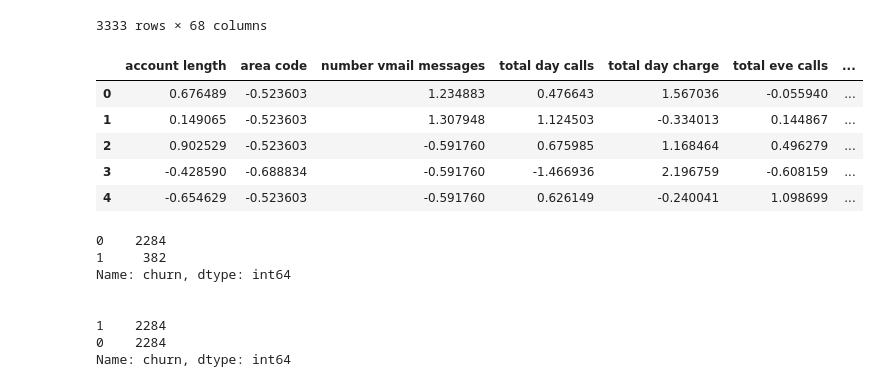
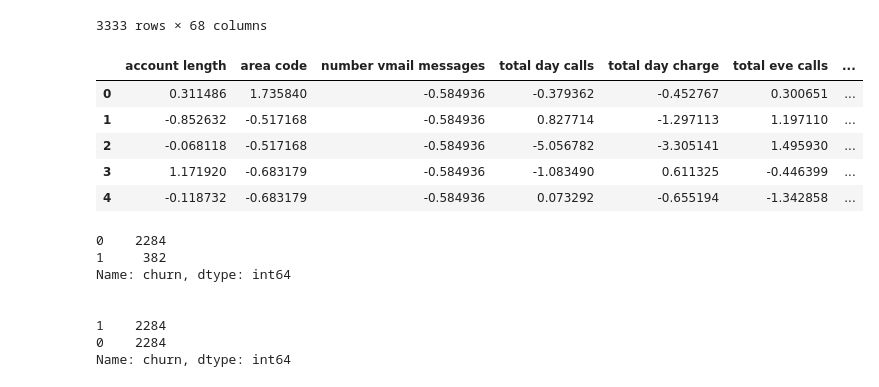
Before and after one commit to daveochieng8/Customer-Churn, a Jupyter notebook: index.ipynb, the cells around one changed output. Drawn from its saved outputs; the diff is of its cells as text; code cells hidden in the pictures.

```diff
--- a/index.ipynb
+++ b/index.ipynb
@@ -353,23 +354,25 @@ X = df_encoded.drop(['churn'], axis=1)
 # Split the data into training and testing sets
 X_train, X_test, y_train, y_test = train_test_split(X, y, test_size=0.2, random_state=42)
 # %%
-# Scaling the date
+# Scaling the data
+
+scaler = StandardScaler()
 
 # Fit the scaler on the training data
 X_train_scaled = pd.DataFrame(scaler.fit_transform(X_train), columns=X_train.columns)
 
 # Transform the test data using the same scaler
 X_test_scaled = pd.DataFrame(scaler.transform(X_test), columns=X_test.columns)
 
 
-X_scaled.head()
+X_test_scaled.head()
 # %% [output]
 |  | account length | area code | number vmail messages | total day calls | total day charge | total eve calls | ... |
-| 0 | 0.676489 | -0.523603 | 1.234883 | 0.476643 | 1.567036 | -0.055940 | ... |
-| 1 | 0.149065 | -0.523603 | 1.307948 | 1.124503 | -0.334013 | 0.144867 | ... |
-| 2 | 0.902529 | -0.523603 | -0.591760 | 0.675985 | 1.168464 | 0.496279 | ... |
-| 3 | -0.428590 | -0.688834 | -0.591760 | -1.466936 | 2.196759 | -0.608159 | ... |
-| 4 | -0.654629 | -0.523603 | -0.591760 | 0.626149 | -0.240041 | 1.098699 | ... |
+| 0 | 0.311486 | 1.735840 | -0.584936 | -0.379362 | -0.452767 | 0.300651 | ... |
+| 1 | -0.852632 | -0.517168 | -0.584936 | 0.827714 | -1.297113 | 1.197110 | ... |
+| 2 | -0.068118 | -0.517168 | -0.584936 | -5.056782 | -3.305141 | 1.495930 | ... |
+| 3 | 1.171920 | -0.683179 | -0.584936 | -1.083490 | 0.611325 | -0.446399 | ... |
+| 4 | -0.118732 | -0.683179 | -0.584936 | 0.073292 | -0.655194 | -1.342858 | ... |
 # %%
 # Using SMOTE to deal with class imbalance
 
```
Also changed, not shown: parts of 8 cells of this notebook.
